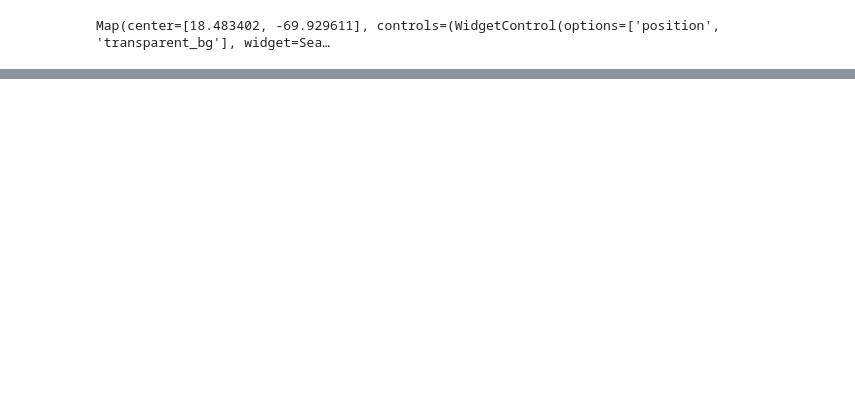
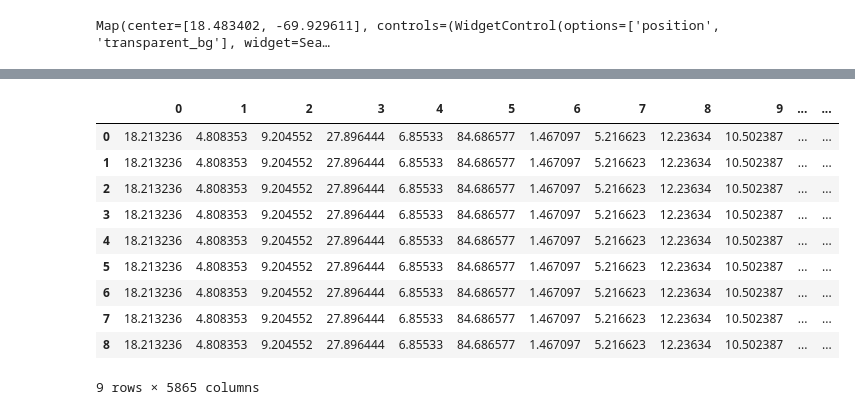
Before and after one commit to JuanesLamilla/TemporalClusterNet, a Jupyter notebook: main.ipynb, the cells around one changed output, grey strips where cells are left out. Drawn from its saved outputs; the diff is of its cells as text; code cells hidden in the pictures; blank space fills up the shorter version.

Commit message:
Do extraction on SD (WIP)

```diff
--- a/main.ipynb
+++ b/main.ipynb
@@ -104,0 +205,2 @@ Map(center=[18.483402, -69.929611], controls=(WidgetControl(options=['position',
+# %%
+output_files = ['santo_domingo_img_8.tif']
@@ -104,0 +209,13 @@ Map(center=[18.483402, -69.929611], controls=(WidgetControl(options=['position',
+# %%
+image_list = []
+for img_path in output_files:
+    with rasterio.open(img_path) as src:
+        img = src.read([1, 2, 3])  # Read the first three channels (RGB)
+        img = np.transpose(img, (1, 2, 0))  # Transpose to (height, width, channels)
+        img = image.array_to_img(img, scale=False)
+        img = img.resize((736, 1400))  # Resize the image to the desired size
+        image_list.append(img)
+
+df_features = fe.extract(vgg, vgg_p, image_list, (1400, 736, 3))
+
+print(df_features)
@@ -104,0 +240,14 @@ Map(center=[18.483402, -69.929611], controls=(WidgetControl(options=['position',
+# %%
+df_features
+# %% [output]
+|  | 0 | 1 | 2 | 3 | 4 | 5 | 6 | 7 | 8 | 9 | ... | ... |
+| 0 | 18.213236 | 4.808353 | 9.204552 | 27.896444 | 6.85533 | 84.686577 | 1.467097 | 5.216623 | 12.23634 | 10.502387 | ... | ... |
+| 1 | 18.213236 | 4.808353 | 9.204552 | 27.896444 | 6.85533 | 84.686577 | 1.467097 | 5.216623 | 12.23634 | 10.502387 | ... | ... |
+| 2 | 18.213236 | 4.808353 | 9.204552 | 27.896444 | 6.85533 | 84.686577 | 1.467097 | 5.216623 | 12.23634 | 10.502387 | ... | ... |
+| 3 | 18.213236 | 4.808353 | 9.204552 | 27.896444 | 6.85533 | 84.686577 | 1.467097 | 5.216623 | 12.23634 | 10.502387 | ... | ... |
+| 4 | 18.213236 | 4.808353 | 9.204552 | 27.896444 | 6.85533 | 84.686577 | 1.467097 | 5.216623 | 12.23634 | 10.502387 | ... | ... |
+| 5 | 18.213236 | 4.808353 | 9.204552 | 27.896444 | 6.85533 | 84.686577 | 1.467097 | 5.216623 | 12.23634 | 10.502387 | ... | ... |
+| 6 | 18.213236 | 4.808353 | 9.204552 | 27.896444 | 6.85533 | 84.686577 | 1.467097 | 5.216623 | 12.23634 | 10.502387 | ... | ... |
+| 7 | 18.213236 | 4.808353 | 9.204552 | 27.896444 | 6.85533 | 84.686577 | 1.467097 | 5.216623 | 12.23634 | 10.502387 | ... | ... |
+| 8 | 18.213236 | 4.808353 | 9.204552 | 27.896444 | 6.85533 | 84.686577 | 1.467097 | 5.216623 | 12.23634 | 10.502387 | ... | ... |
+9 rows × 5865 columns
```
Also changed, not shown: parts of 19 cells of this notebook, 4 other files.
